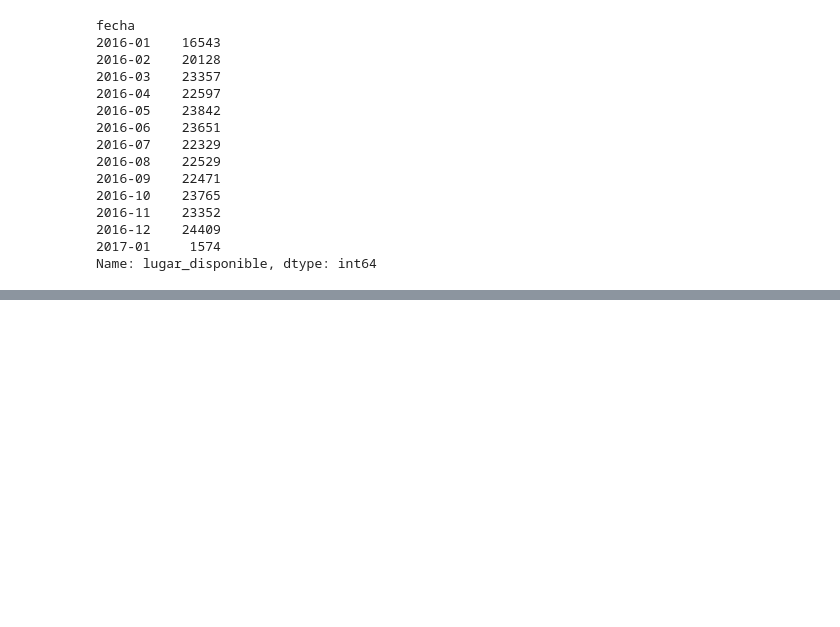
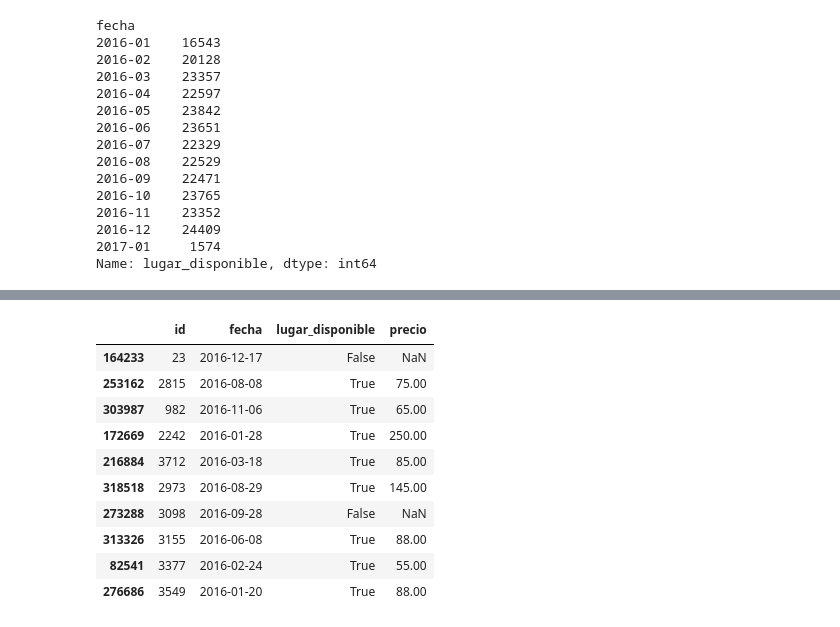
Before and after one commit to Liuz8/ETL-Oracle-Curso, a Jupyter notebook: manipulacion_datos.ipynb, the cells around one changed output, grey strips where cells are left out. Saved outputs shown, nothing was run; the diff lists cells and outputs as text; code cells hidden in the pictures; blank space fills up the shorter version.

```diff
--- a/manipulacion_datos.ipynb
+++ b/manipulacion_datos.ipynb
@@ -690,0 +717,14 @@ pandas.core.series.Series
+# %%
+dt_data.sample(10)
+# %% [output]
+|  | id | fecha | lugar_disponible | precio |
+| 164233 | 23 | 2016-12-17 | False | NaN |
+| 253162 | 2815 | 2016-08-08 | True | 75.00 |
+| 303987 | 982 | 2016-11-06 | True | 65.00 |
+| 172669 | 2242 | 2016-01-28 | True | 250.00 |
+| 216884 | 3712 | 2016-03-18 | True | 85.00 |
+| 318518 | 2973 | 2016-08-29 | True | 145.00 |
+| 273288 | 3098 | 2016-09-28 | False | NaN |
+| 313326 | 3155 | 2016-06-08 | True | 88.00 |
+| 82541 | 3377 | 2016-02-24 | True | 55.00 |
+| 276686 | 3549 | 2016-01-20 | True | 88.00 |
```
Also changed, not shown: parts of 11 cells of this notebook.
